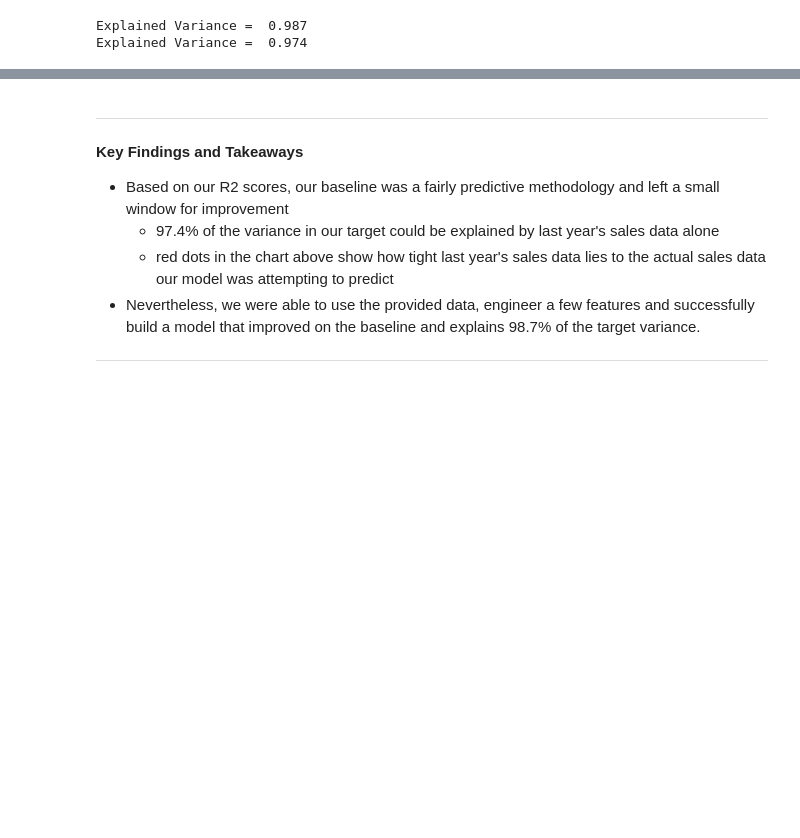
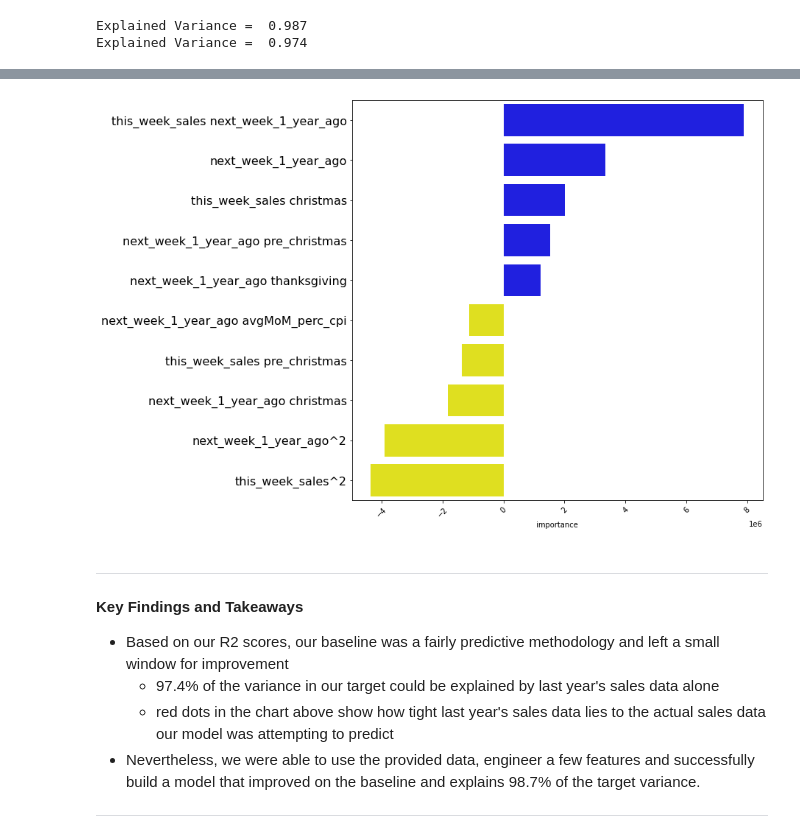
Before and after one commit to Attention-Walmart-Shoppers/capstone, a Jupyter notebook: final_notebook_draft.ipynb, the cells around one changed output, grey strips where cells are left out. Cells and saved outputs as stored; diff of their text form; code cells hidden in the pictures; blank space fills up the shorter version.

```diff
--- a/final_notebook_draft.ipynb
+++ b/final_notebook_draft.ipynb
@@ -946,0 +945,7 @@ plt.show()
+# %%
+# Best model
+pf = PolynomialFeatures(degree = 2)
+pf.fit_transform(X_train_scaled[top_rfe_pol])
+mod =LinearRegression( normalize=False, fit_intercept = False )
+mod.fit(X_train_degree3, y_train_df['actual'])
+X_train_top = X_train_scaled[top_rfe_pol]
@@ -946,0 +954,12 @@ plt.show()
+# %%
+
+#create a df to store the features
+feature_importances = pd.DataFrame(mod.coef_,
+                                   index = pf.get_feature_names(X_train_top.columns),
+                                   columns=['importance']).sort_values('importance', ascending=False)
+
+#reset index
+feature_importances = feature_importances.reset_index().rename( columns ={'index': 'features'} )
+
+# Index should start at 1 so it can show the rank of each feature
+feature_importances.index = feature_importances.index + 1
@@ -947,3 +968,17 @@ plt.show()
+# %%
+ df_top =pd.concat([feature_importances.head(5), feature_importances.tail(5)])
+# %%
+plt.figure(figsize=(10,10))
+clrs = ['yellow' if (x < 0) else 'blue' for x in df_top.importance ]
+sns.barplot(x='importance', y = 'features', data = df_top , palette=clrs)
+plt.ylabel('')
+plt.yticks(size=16)
+plt.xticks(rotation=45)
+
+
+plt.show()
+# %% [output]
+[figure, added]
 # %% [markdown]
 ***
 **Key Findings and Takeaways**
```
Also changed, not shown: parts of 29 cells of this notebook.
